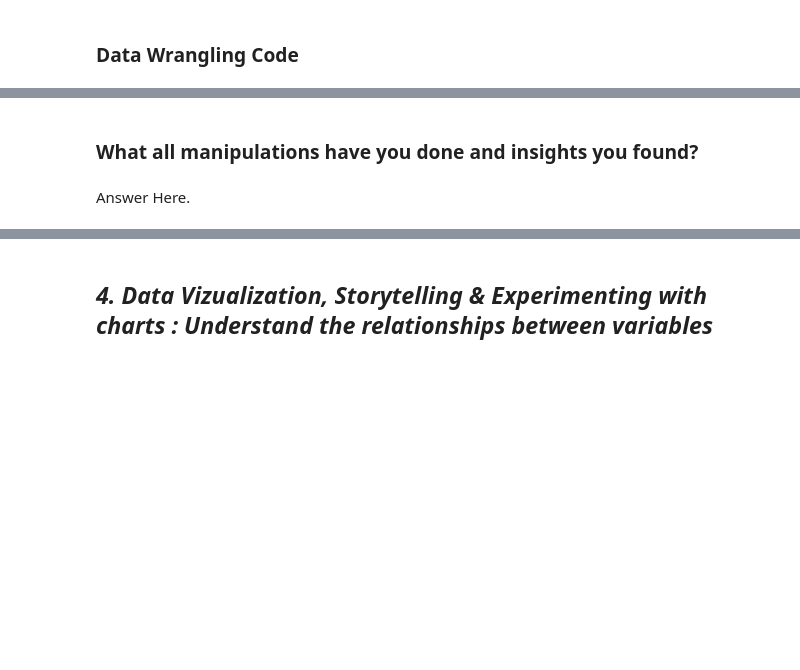
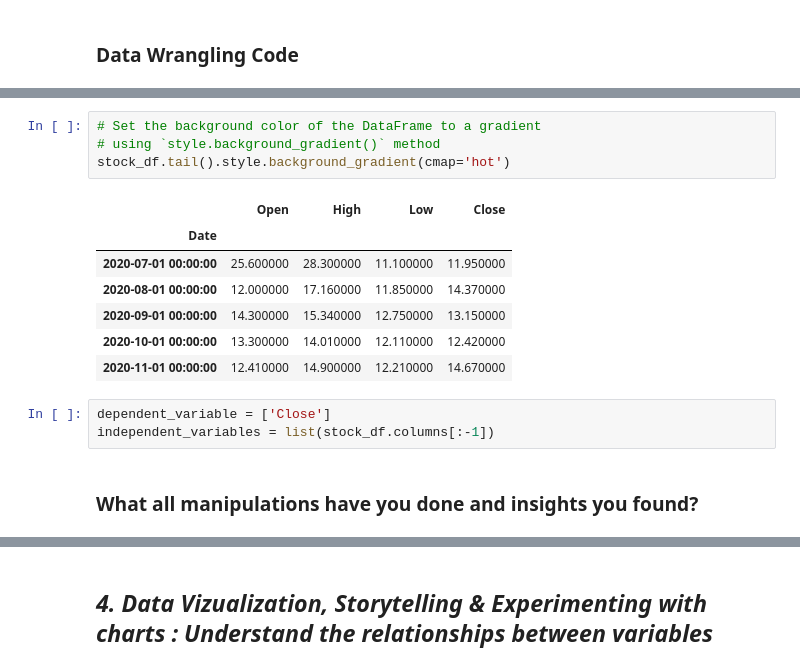
Before and after one commit to RobinBose774/Capstone_Project_Supervised_ML_Regression-Yes_Bank_Stock_Closing_Price_Prediction, a Jupyter notebook: Capstone_Project_Supervised_ML_Regression_Yes_Bank_Stock_Closing_Price_Predictionipynb.ipynb, the cells around one changed output, grey strips where cells are left out. Cells and saved outputs as stored; diff of their text form; blank space fills up the shorter version.

```diff
--- a/Capstone_Project_Supervised_ML_Regression_Yes_Bank_Stock_Closing_Price_Predictionipynb.ipynb
+++ b/Capstone_Project_Supervised_ML_Regression_Yes_Bank_Stock_Closing_Price_Predictionipynb.ipynb
@@ -204,4 +376,17 @@ Answer Here
+# %%
+# Set the background color of the DataFrame to a gradient
+# using `style.background_gradient()` method
+stock_df.tail().style.background_gradient(cmap='hot')
+# %% [output]
+|  | Open | High | Low | Close |
+| Date |  |  |  |  |
+| 2020-07-01 00:00:00 | 25.600000 | 28.300000 | 11.100000 | 11.950000 |
+| 2020-08-01 00:00:00 | 12.000000 | 17.160000 | 11.850000 | 14.370000 |
+| 2020-09-01 00:00:00 | 14.300000 | 15.340000 | 12.750000 | 13.150000 |
+| 2020-10-01 00:00:00 | 13.300000 | 14.010000 | 12.110000 | 12.420000 |
+| 2020-11-01 00:00:00 | 12.410000 | 14.900000 | 12.210000 | 14.670000 |
+# %%
+dependent_variable = ['Close']
+independent_variables = list(stock_df.columns[:-1])
 # %% [markdown]
 ### What all manipulations have you done and insights you found?
-# %% [markdown]
-Answer Here.
```
Also changed, not shown: parts of 42 cells of this notebook.
